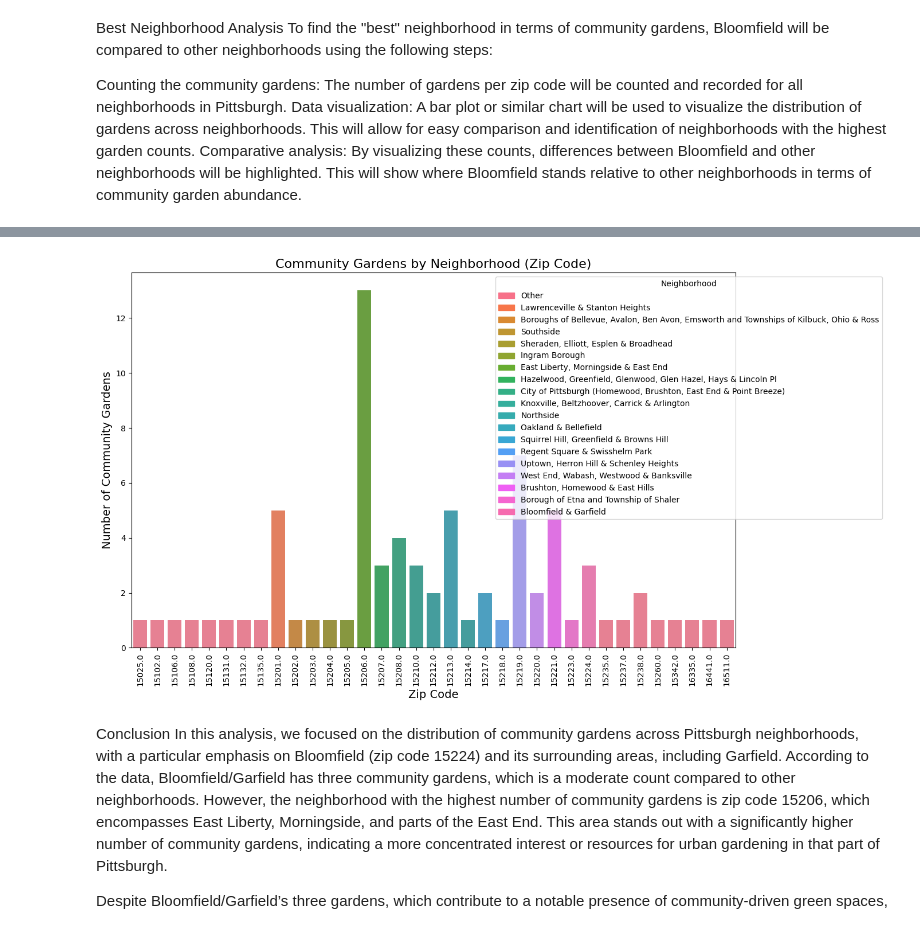
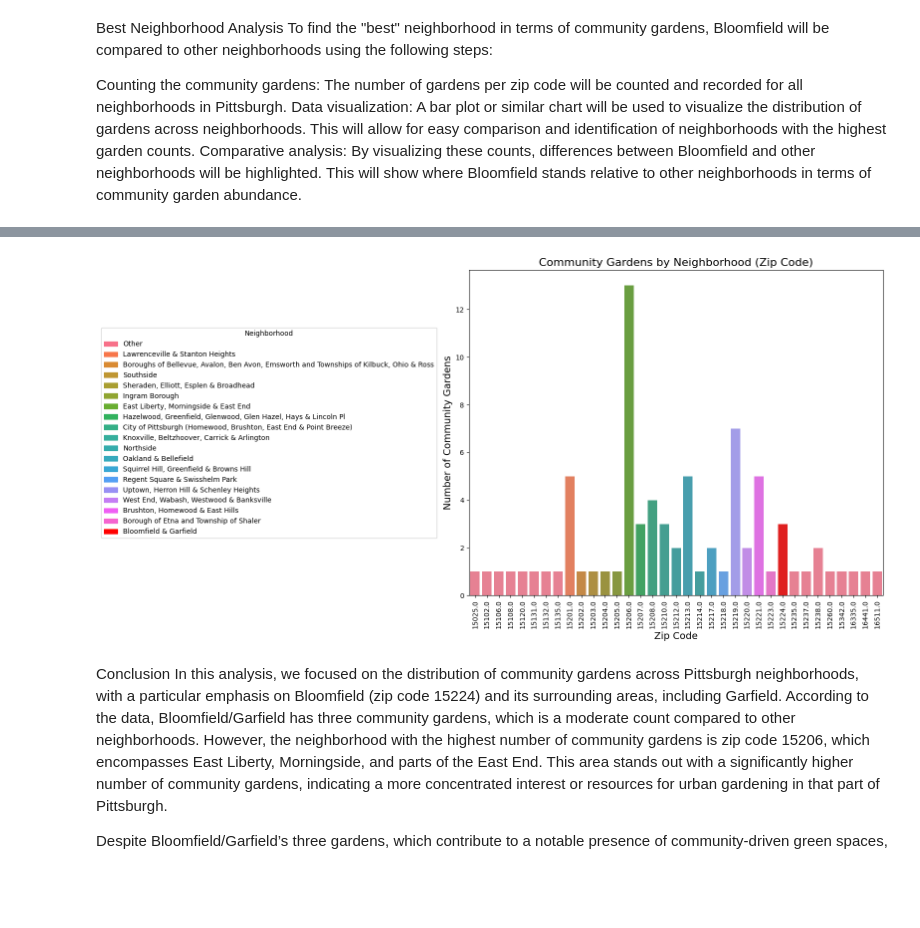
Before and after one commit to eml249/0010-Final-Project-Group-6, a Jupyter notebook: garden_analysis.ipynb, the cells around one changed output, grey strips where cells are left out. Saved outputs shown, nothing was run; the diff lists cells and outputs as text; code cells hidden in the pictures; blank space fills up the shorter version.

Commit message:
Add files via upload
made some edits so the graphs so that it looks better with the legend and the Bloomfield bar is highlighted

```diff
--- a/garden_analysis.ipynb
+++ b/garden_analysis.ipynb
@@ -77,51 +79,13 @@ Counting the community gardens: The number of gardens per zip code will be count
 Data visualization: A bar plot or similar chart will be used to visualize the distribution of gardens across neighborhoods. This will allow for easy comparison and identification of neighborhoods with the highest garden counts.
 Comparative analysis: By visualizing these counts, differences between Bloomfield and other neighborhoods will be highlighted. This will show where Bloomfield stands relative to other neighborhoods in terms of community garden abundance.
 # %%
-# Import the required libraries
 import pandas as pd
 import matplotlib.pyplot as plt
 import seaborn as sns
+from matplotlib.patches import Patch
+from matplotlib.gridspec import GridSpec
 
-# Dictionary mapping each zip code to its respective neighborhood(s)
-zip_to_neighborhood = {
-    15201: "City of Pittsburgh (Lawrenceville & Stanton Heights)",
-    15202: "Not City – Boroughs of Bellevue, Avalon, Ben Avon, Emsworth and Townships of Kilbuck, Ohio & Ross",
-    15203: "City of Pittsburgh (Southside)",
-    15204: "Part City (Sheraden, Elliott, Esplen & Broadhead)",
-    15205: "Part Ingram Borough",
-    15206: "City of Pittsburgh (East Liberty, Morningside & East End)",
-    15207: "City of Pittsburgh (Hazelwood, Greenfield, Glenwood, Glen Hazel, Hays & Lincoln Pl)",
-    15208: "City of Pittsburgh (Homewood, Brushton, East End & Point Breeze)",
-    15209: "Not City – Millvale Borough & Townships of Shaler, Reserve & Ross",
-    15210: "Part City (Knoxville, Beltzhoover, Carrick & Arlington)",
-    15211: "City of Pittsburgh (Mt Washington & Duquesne Heights)",
-    15212: "Part City (Northside)",
-    15213: "City of Pittsburgh (Oakland & Bellefield)",
-    15214: "Part City (Northside)",
-    15215: "Part City – Sharpsburg, Aspinwall & Fox Chapel, Townships of O’Hara, Indiana & Shaler",
-    15216: "Part City (Beechview)",
-    15217: "City of Pittsburgh (Squirrel Hill, Greenfield & Browns Hill)",
-    15218: "Part City (Regent Square & Swisshelm Park)",
-    15219: "City of Pittsburgh (Uptown, Herron Hill & Schenley Heights)",
-    15220: "Part City (West End, Wabash, Westwood & Banksville)",
-    15221: "Part City (Brushton, Homewood & East Hills)",
-    15222: "City of Pittsburgh (Downtown)",
-    15223: "Not City – Borough of Etna and Township of Shaler",
-    15224: "City of Pittsburgh (Bloomfield & Garfield)",
-    15225: "Not City – Township of Neville & Neville Island",
-    15226: "Part City (Brookline & Overbrook)",
-    15227: "Part City (Carrick & Overbrook)",
-    # Continue this mapping for other zip codes as needed
-}
-
-# Load the dataset
-data = pd.read_csv("community_gardens2017.csv")
-
-# Map zip codes to neighborhoods and create a new column
-data['neighborhood'] = data['zip_code'].map(zip_to_neighborhood)
-
-
-
+# Assume the data and zip_to_neighborhood dictionary are already defined as above.
 
 # Group by zip code and count community gardens per neighborhood
 neighborhood_counts = data.groupby('zip_code').size().reset_index(name='garden_count')
@@ -157,28 +121,39 @@ zip_to_neighborhood = {
     15227: "Carrick & Overbrook",
 }
 
-# Define colors for each neighborhood, using a color palette
+# Define colors for each neighborhood, with a distinct color for "Bloomfield & Garfield"
 unique_neighborhoods = neighborhood_counts['zip_code'].map(zip_to_neighborhood).fillna('Other').unique()
 color_palette = sns.color_palette("husl", len(unique_neighborhoods))
 neighborhood_colors = {neighborhood: color for neighborhood, color in zip(unique_neighborhoods, color_palette)}
+highlight_color = "red"  # Highlight color for Bloomfield & Garfield
+neighborhood_colors["Bloomfield & Garfield"] = highlight_color
 
-# Assign colors to each bar, using a default color for unmapped zip codes
-colors = [neighborhood_colors.get(zip_to_neighborhood.get(zip_code, 'Other'), neighborhood_colors['Other']) for zip_code in neighborhood_counts['zip_code']]
+# Assign colors to each bar
+colors = [
+    highlight_color if zip_to_neighborhood.get(zip_code) == "Bloomfield & Garfield"
+    else neighborhood_colors.get(zip_to_neighborhood.get(zip_code, 'Other'), 'gray')
+    for zip_code in neighborhood_counts['zip_code']
+]
 
-# Visualize community gardens by neighborhood with customized colors and rotated labels
-plt.figure(figsize=(14, 8))
-bars = sns.barplot(data=neighborhood_counts, x='zip_code', y='garden_count', palette=colors)
+# Create the figure with space for the legend on the left
+fig = plt.figure(figsize=(16, 8))
+gs = GridSpec(1, 2, width_ratios=[1, 3])  # Allocate more space for the graph
 
-# Add labels and rotate them for better readability
-plt.title("Community Gardens by Neighborhood (Zip Code)", fontsize=16)
-plt.xlabel("Zip Code", fontsize=14)
-plt.ylabel("Number of Community Gardens", fontsize=14)
-plt.xticks(rotation=90, fontsize=10)
+# Add the legend to the left
+ax_legend = fig.add_subplot(gs[0])
+legend_patches = [Patch(color=color, label=neighborhood) for neighborhood, color in neighborhood_colors.items()]
+ax_legend.axis("off")  # Turn off the axes for the legend area
+ax_legend.legend(handles=legend_patches, title="Neighborhood", loc='center')
 
-# Create a custom legend
-from matplotlib.patches import Patch
-legend_patches = [Patch(color=color, label=neighborhood) for neighborhood, color in neighborhood_colors.items()]
-plt.legend(handles=legend_patches, title="Neighborhood", loc='upper right', bbox_to_anchor=(1.25, 1))
+# Add the barplot to the right
+ax_plot = fig.add_subplot(gs[1])
+sns.barplot(data=neighborhood_counts, x='zip_code', y='garden_count', palette=colors, ax=ax_plot)
+
+# Add labels and customize the plot
+ax_plot.set_title("Community Gardens by Neighborhood (Zip Code)", fontsize=16)
+ax_plot.set_xlabel("Zip Code", fontsize=14)
+ax_plot.set_ylabel("Number of Community Gardens", fontsize=14)
+ax_plot.set_xticklabels(ax_plot.get_xticklabels(), rotation=90, fontsize=10)
 
 # Display the plot
 plt.tight_layout()
@@ -190,4 +165,4 @@ Passing `palette` without assigning `hue` is deprecated and will be removed in v
-[figure, old version]
+[figure, new version]
 # %% [markdown]
 Conclusion
 In this analysis, we focused on the distribution of community gardens across Pittsburgh neighborhoods, with a particular emphasis on Bloomfield (zip code 15224) and its surrounding areas, including Garfield. According to the data, Bloomfield/Garfield has three community gardens, which is a moderate count compared to other neighborhoods. However, the neighborhood with the highest number of community gardens is zip code 15206, which encompasses East Liberty, Morningside, and parts of the East End. This area stands out with a significantly higher number of community gardens, indicating a more concentrated interest or resources for urban gardening in that part of Pittsburgh.
```
Also changed, not shown: parts of 3 cells of this notebook.
